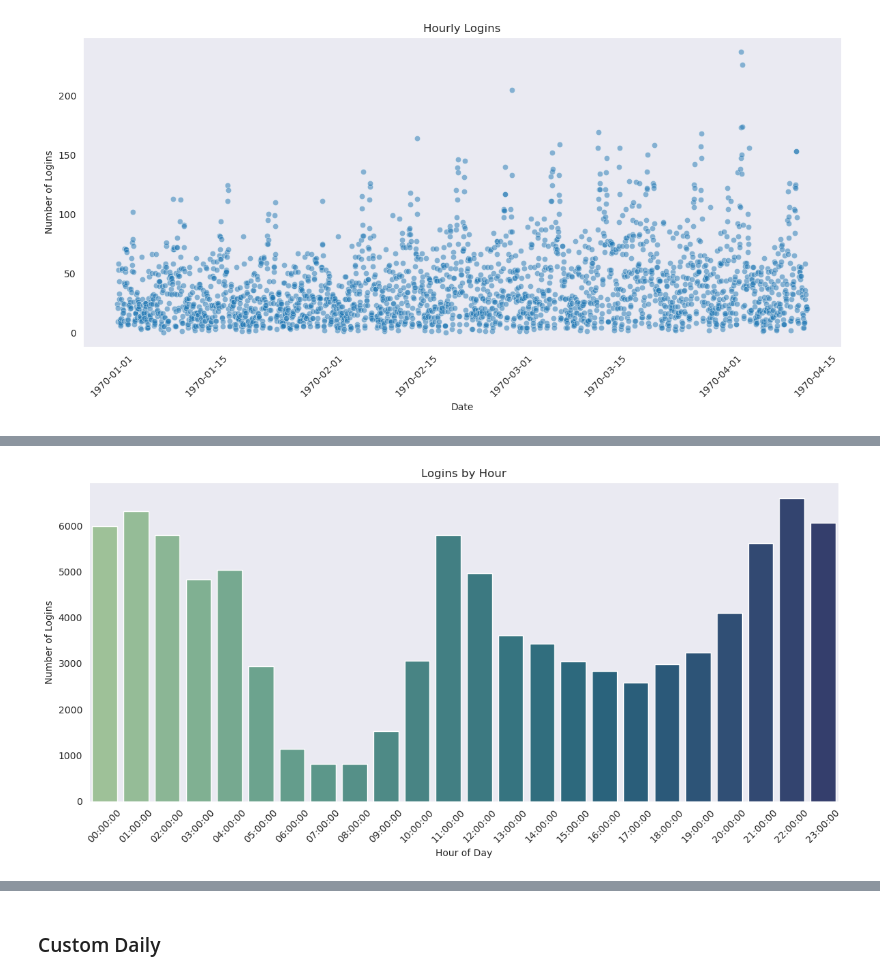
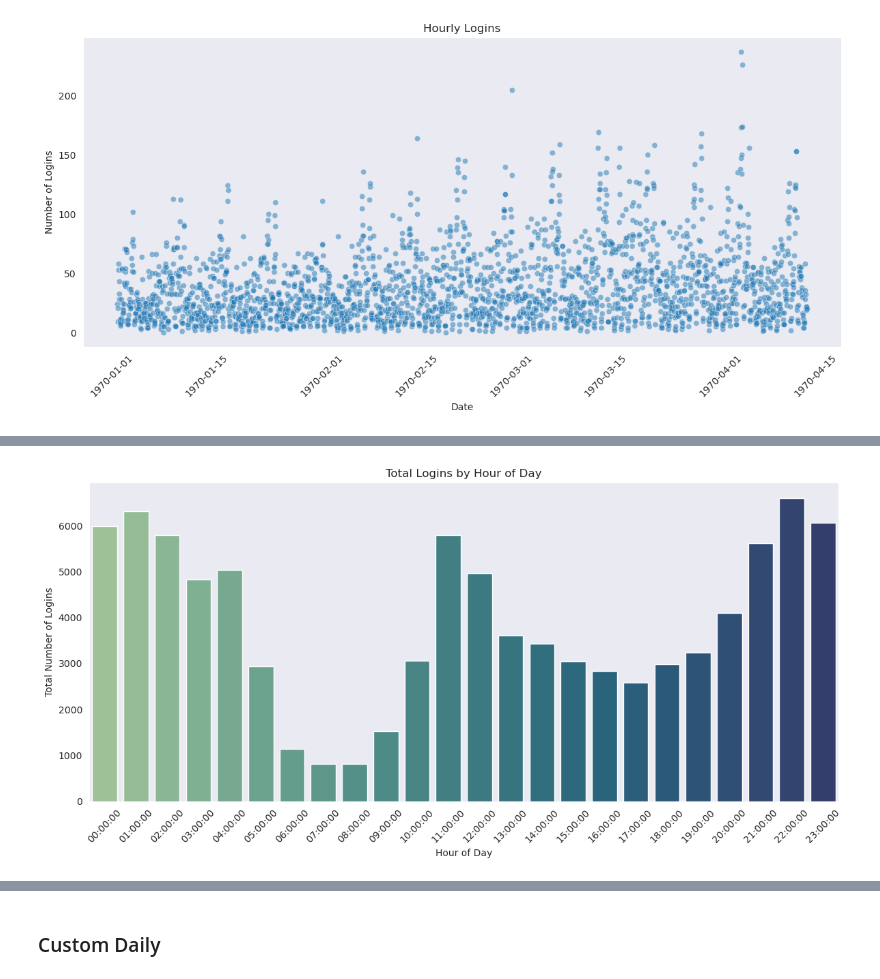
Before and after one commit to ds-edu/ds-eda-ultimate-tech, a Jupyter notebook: logins.ipynb, the cells around one changed output, grey strips where cells are left out. Saved outputs shown, nothing was run; the diff lists cells and outputs as text; code cells hidden in the pictures.

```diff
--- a/logins.ipynb
+++ b/logins.ipynb
@@ -111,22 +273,22 @@ Average logins per hour:  38.0
 # %%
 # Total logins by hour
 
 logins_by_hour = logins_hourly.groupby(logins_hourly.index.hour).sum()
 
 # convert index to time
 
 logins_by_hour.index = pd.to_datetime(logins_by_hour.index, format='%H').time
 
 # Logins by hour of day
 
 plt.figure(figsize=(12, 6))
 sns.set_style('dark', {'axes.grid': False})
 sns.barplot(x=logins_by_hour.index, y=logins_by_hour['logged'], palette='crest', hue=logins_by_hour.index, legend=False)
-plt.title('Logins by Hour')
+plt.title('Total Logins by Hour of Day')
 plt.xlabel('Hour of Day')
-plt.ylabel('Number of Logins')
+plt.ylabel('Total Number of Logins')
 plt.xticks(rotation=45)
 plt.tight_layout()
 plt.show()
 # %% [output]
-[figure, old version]
+[figure, new version]
```
Also changed, not shown: parts of 32 cells of this notebook.
